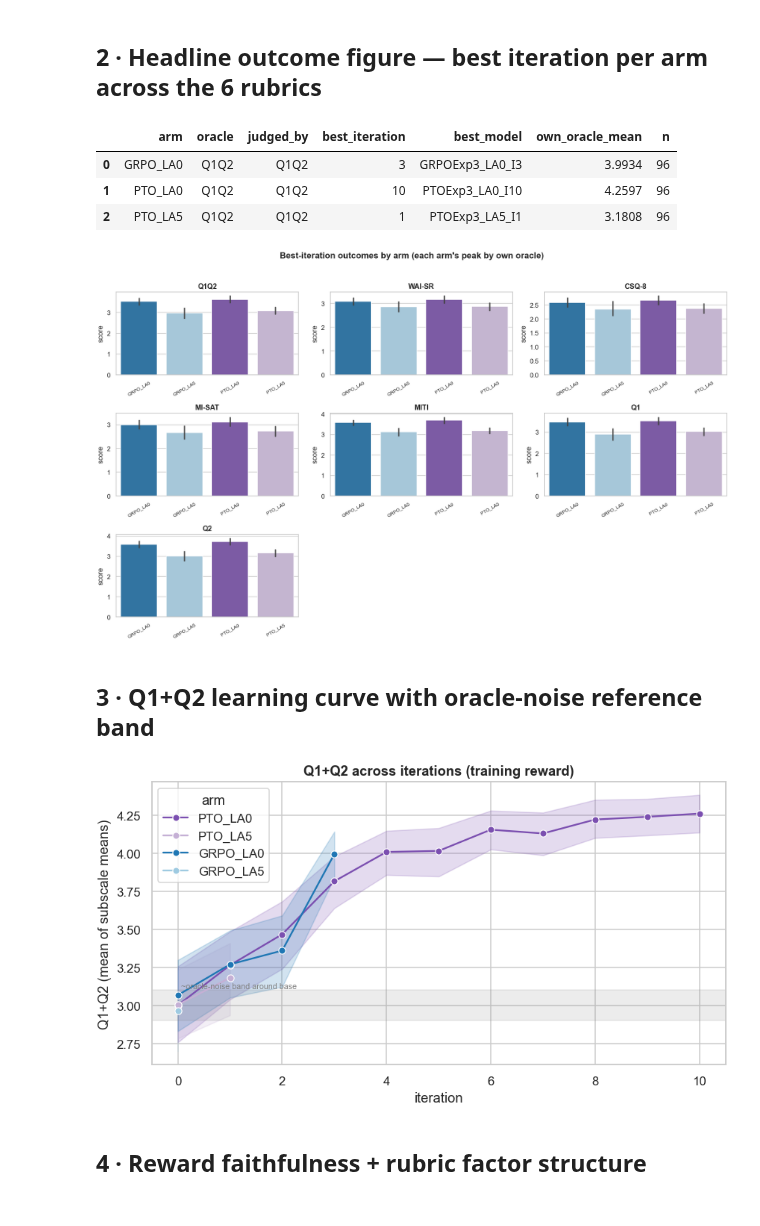
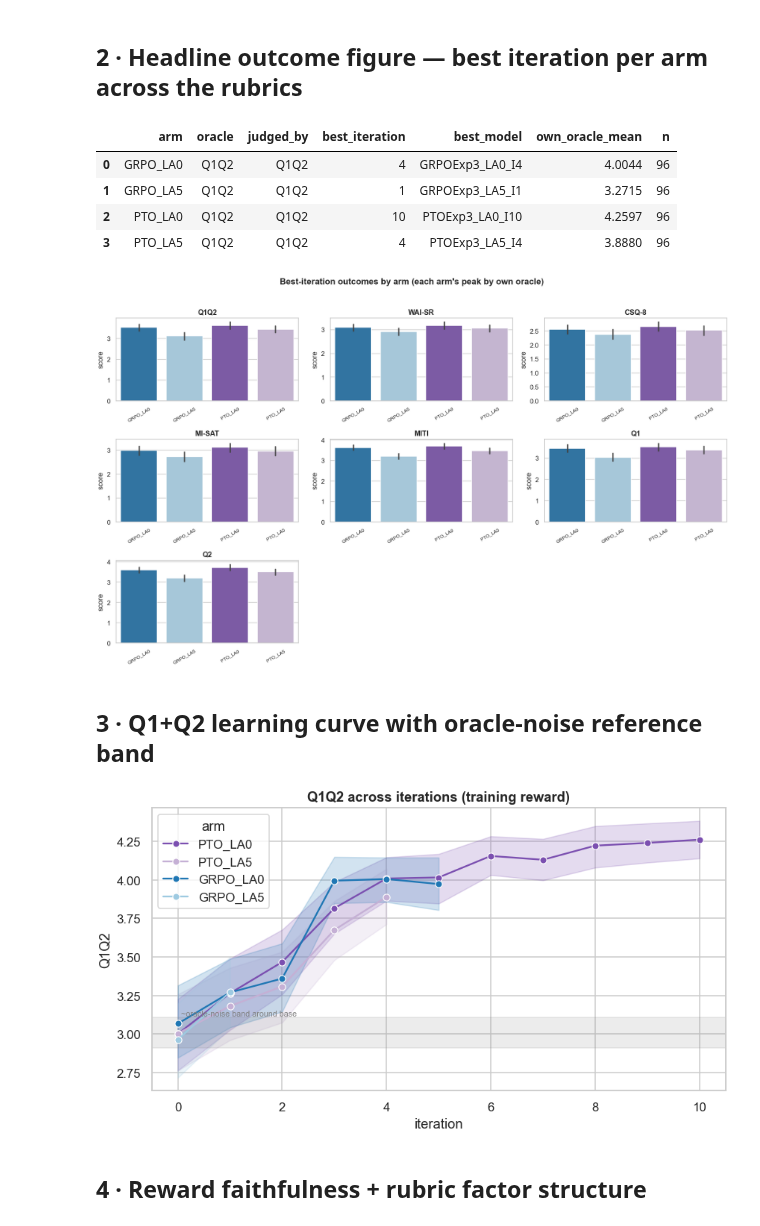
Before and after one commit to Lior-Baruch/Thesis_PTO_GRPO, a Jupyter notebook: Exp3_PTO_GRPO/eda/00_Main_Results.ipynb, the cells around one changed output. Saved outputs shown, nothing was run; the diff lists cells and outputs as text; code cells hidden in the pictures.

```diff
--- a/Exp3_PTO_GRPO/eda/00_Main_Results.ipynb
+++ b/Exp3_PTO_GRPO/eda/00_Main_Results.ipynb
@@ -7,20 +8,9 @@ via `exp3.save_fig` / `exp3.save_table`. The deeper exploratory analyses live in
 # %%
-import sys, os
-sys.path.insert(0, os.path.abspath("."))           # cwd = eda/ -> `import exp3`
+import sys, os; sys.path.insert(0, os.path.abspath("."))           # cwd = eda/ -> `import exp3`
 import warnings; warnings.filterwarnings("ignore")
-import numpy as np, pandas as pd
-import matplotlib.pyplot as plt
-import seaborn as sns
+import numpy as np, pandas as pd, matplotlib.pyplot as plt, seaborn as sns
 pd.set_option("display.width", 185, "display.max_columns", 50)
 import exp3
-from exp3 import stats, behavior, training, figures
-figures.set_style()
-ARMS   = exp3.discover_arms()
-SCORES = exp3.load_scores_long(ARMS)
-PALETTE = figures.arm_palette(sorted(SCORES.arm.unique()))
-METRICS = [m for m in exp3.QUESTIONNAIRE_ORDER if m in SCORES.questionnaire.unique()]
-ORACLE_NOISE = 0.10   # oracle reproducibility band (~0.07-0.10 |Δ|, partial-conv EDA): min meaningful diff
-print("arms on disk:", [(a.label, len(a.iters)) for a in ARMS])
-print("scores_long:", SCORES.shape, "| arms scored:", sorted(SCORES.arm.unique()))
-print("exports ->", exp3.RESULTS_DIR)
+from exp3 import stats, behavior, training, pref, figures, plots
+S = exp3.notebook_setup()      # S.ARMS, S.SCORES, S.PALETTE, S.METRICS, S.ORACLE_NOISE, S.RESULTS_DIR
 # %% [output]
@@ -78,36 +67,25 @@ exp3.save_table(FR.round(4), "friedman_omnibus", caption="Friedman repeated-meas
 # %% [markdown]
-## 2 · Headline outcome figure — best iteration per arm across the 6 rubrics
+## 2 · Headline outcome figure — best iteration per arm across the rubrics
 # %%
-SEL, best = exp3.best_per_experiment(SCORES); display(best)
-fig, axes = figures.grid(len(METRICS), ncols=3, panel=(5.0, 3.0))
-for ax, m in zip(axes, METRICS):
-    sns.barplot(SEL[SEL.questionnaire==m], x="arm", y="score", hue="arm",
-                order=sorted(SEL.arm.unique()), palette=PALETTE, errorbar=("ci",95), ax=ax)
-    ax.set_title(m); ax.set_xlabel(""); ax.tick_params(axis="x", rotation=30, labelsize=8)
-    if ax.get_legend(): ax.legend_.remove()
-fig.suptitle("Best-iteration outcomes by arm (each arm's peak by own oracle)", y=1.02, fontweight="bold")
-fig.tight_layout(); exp3.save_fig(fig, "outcomes_headline", caption="Best iteration per arm (peak by own training oracle) across the 6 MI rubrics; mean +/- 95% CI over 96 personas.")
+SEL, best = exp3.best_per_experiment(S.SCORES); display(best)
+fig = plots.outcomes_headline_by_arm(SEL, palette=S.PALETTE)
+exp3.save_fig(fig, "outcomes_headline", caption="Best iteration per arm (peak by own training oracle) across the MI rubrics; mean +/- 95% CI over 96 personas.")
 plt.show()
 # %% [output]
 |  | arm | oracle | judged_by | best_iteration | best_model | own_oracle_mean | n |
-| 0 | GRPO_LA0 | Q1Q2 | Q1Q2 | 3 | GRPOExp3_LA0_I3 | 3.9934 | 96 |
-| 1 | PTO_LA0 | Q1Q2 | Q1Q2 | 10 | PTOExp3_LA0_I10 | 4.2597 | 96 |
-| 2 | PTO_LA5 | Q1Q2 | Q1Q2 | 1 | PTOExp3_LA5_I1 | 3.1808 | 96 |
+| 0 | GRPO_LA0 | Q1Q2 | Q1Q2 | 4 | GRPOExp3_LA0_I4 | 4.0044 | 96 |
+| 1 | GRPO_LA5 | Q1Q2 | Q1Q2 | 1 | GRPOExp3_LA5_I1 | 3.2715 | 96 |
+| 2 | PTO_LA0 | Q1Q2 | Q1Q2 | 10 | PTOExp3_LA0_I10 | 4.2597 | 96 |
+| 3 | PTO_LA5 | Q1Q2 | Q1Q2 | 4 | PTOExp3_LA5_I4 | 3.8880 | 96 |
-[figure, old version]
+[figure, new version]
 # %% [markdown]
 ## 3 · Q1+Q2 learning curve with oracle-noise reference band
 # %%
-fig, ax = plt.subplots(figsize=(8, 4.5))
-sns.lineplot(SCORES[SCORES.questionnaire=="Q1Q2"], x="iteration", y="score", hue="arm",
-             palette=PALETTE, marker="o", errorbar=("ci",95), ax=ax)
-base0 = SCORES[(SCORES.arm=="PTO_LA0")&(SCORES.is_base)&(SCORES.questionnaire=="Q1Q2")]["score"].mean()
-ax.axhspan(base0-ORACLE_NOISE, base0+ORACLE_NOISE, color="grey", alpha=0.15)
-ax.text(0.02, base0+ORACLE_NOISE, " ~oracle-noise band around base", fontsize=7, va="bottom", color="grey")
-ax.set_title("Q1+Q2 across iterations (training reward)"); ax.set_xlabel("iteration"); ax.set_ylabel("Q1+Q2 (mean of subscale means)")
-fig.tight_layout(); exp3.save_fig(fig, "trajectory_Q1Q2", caption="Q1+Q2 mean across iterations per arm (mean +/- 95% CI, N=96). Grey band = oracle reproducibility (~0.10) around the PTO base: differences within it are at oracle-noise scale.")
+fig = plots.single_metric_trajectory(S.SCORES, "Q1Q2", palette=S.PALETTE, oracle_noise=S.ORACLE_NOISE)
+exp3.save_fig(fig, "trajectory_Q1Q2", caption="Q1+Q2 mean across iterations per arm (mean +/- 95% CI, N=96). Grey band = oracle reproducibility (~0.10) around base: differences within it are at oracle-noise scale.")
 plt.show()
 # %% [output]
-[figure, old version]
+[figure, new version]
 # %% [markdown]
 ## 4 · Reward faithfulness + rubric factor structure
 # %%
```
Also changed, not shown: parts of 9 cells of this notebook, 21 other files.
